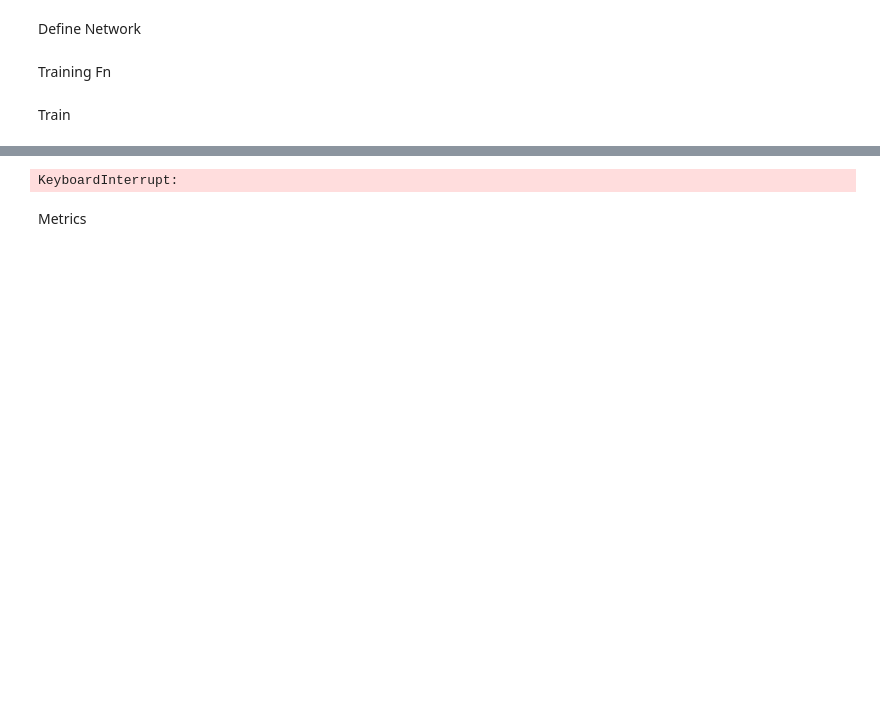
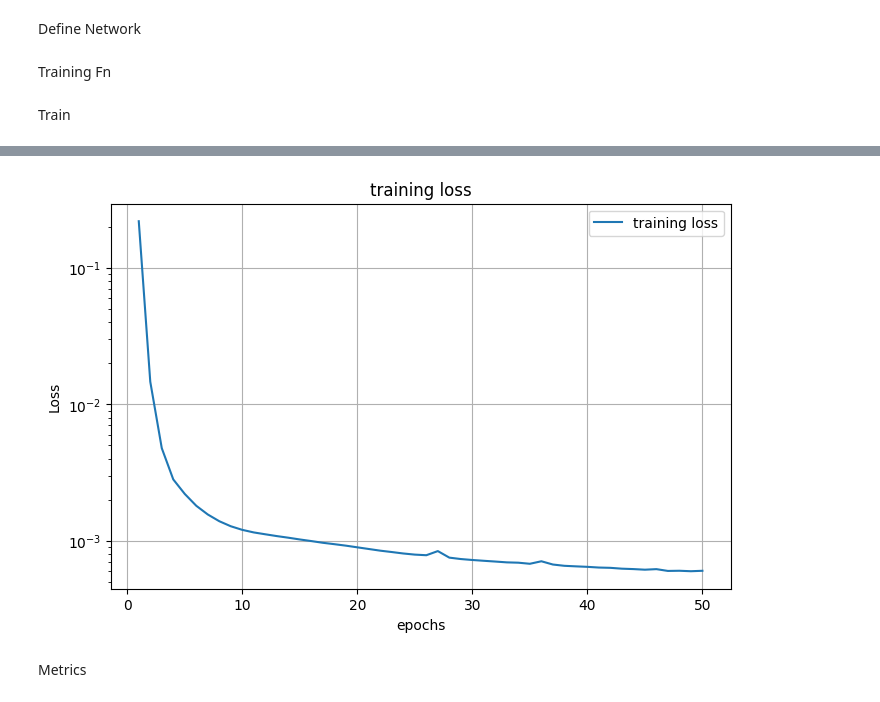
Before and after one commit to kangaaroob/BME5710-FinalProject, a Jupyter notebook: testing.ipynb, the cells around one changed output, grey strips where cells are left out. Drawn from its saved outputs; the diff is of its cells as text; code cells hidden in the pictures; blank space fills up the shorter version.

```diff
--- a/testing.ipynb
+++ b/testing.ipynb
@@ -106,6 +107,7 @@ class testNet(nn.Module):
         # 128 x 128 input
         self.conv1 = nn.Conv2d(1, 64, kernel_size=3, stride=1, padding=1)
         self.conv2 = nn.Conv2d(64, 64, kernel_size=3, stride=1, padding=1)
+        self.lnorm1 = nn.LayerNorm([64, 64, 64])
 
         # upscale to 256 x 256
         self.upconv1 = nn.ConvTranspose2d(64, 64, kernel_size=4, stride=2, padding=1)
@@ -115,23 +117,12 @@ class testNet(nn.Module):
         self.bskip1 = nn.Upsample(scale_factor=2, mode='bicubic', align_corners=False)
 
         # convolution to 256 x 256 combine with skip connection
-        self.conv4 = nn.Conv2d(128, 128, kernel_size=3, stride=1, padding=1)
+        self.conv4 = nn.Conv2d(128, 256, kernel_size=3, stride=1, padding=1)
+        self.lnorm2 = nn.LayerNorm([256, 256, 256])
 
-        # upscale to 512 x 512
-        self.upconv2 = nn.ConvTranspose2d(128, 128, kernel_size=4, stride=2, padding=1)
-        self.conv5 = nn.Conv2d(128, 128, kernel_size=3, stride=1, padding=1)
-
-        # bicubic interpolation to 512 x 512 skip connection
-        self.bskip2 = nn.Upsample(scale_factor=2, mode='bicubic', align_corners=False)
-
-        # convolution to 512 x 512 combine with skip connection
-        self.conv6 = nn.Conv2d(256, 256, kernel_size=3, stride=1, padding=1)
-
-        # downscale to 256 x 256
-        self.downconv1 = nn.Conv2d(256, 256, kernel_size=3, stride=2, padding=1)
-        self.conv7 = nn.Conv2d(256, 128, kernel_size=3, stride=1, padding=1)
-        self.conv8 = nn.Conv2d(128, 64, kernel_size=3, stride=1, padding=1)
-        self.conv9 = nn.Conv2d(64, 1, kernel_size=3, stride=1, padding=1)
+        self.conv5 = nn.Conv2d(256, 128, kernel_size=3, stride=1, padding=1)
+        self.conv6 = nn.Conv2d(128, 64, kernel_size=3, stride=1, padding=1)
+        self.conv7 = nn.Conv2d(64, 1, kernel_size=3, stride=1, padding=1)
 
     def forward(self, x):
         x = self.conv1(x)
@@ -144,16 +135,10 @@ class testNet(nn.Module):
         x = torch.cat((x, x_prev), dim=1)
 
         x = self.conv4(x)
-        x_prev = self.bskip2(x)
-        x = self.upconv2(x)
         x = self.conv5(x)
-        x = torch.cat((x, x_prev), dim=1)
-
         x = self.conv6(x)
-        x = self.downconv1(x)
+        x = self.gelu(x)
         x = self.conv7(x)
-        x = self.gelu(self.conv8(x))
-        x = self.conv9(x)
         return x
 # %% [markdown]
 Training Fn
@@ -197,9 +182,9 @@ def train_model(model, opt, criterion, train_loader, num_epoch):
 # %% [markdown]
 Train
 # %%
-batch_size = 10  # Number of complete images in each batch
+batch_size = 15  # Number of complete images in each batch
 lr = 1e-3  # Learning rate
-num_epoch = 10  # Epochs
+num_epoch = 50  # Epochs
 
 # Model, criterion, and optimizer
 train_loader = create_loader(train_dataset, batch_size)
@@ -230,4 +215,4 @@ Epoch 53, Iteration 10, Loss: 679489.687500
-KeyboardInterrupt:
+[figure, added]
 # %% [markdown]
 Metrics
 # %%
```
Also changed, not shown: parts of 3 cells of this notebook.
